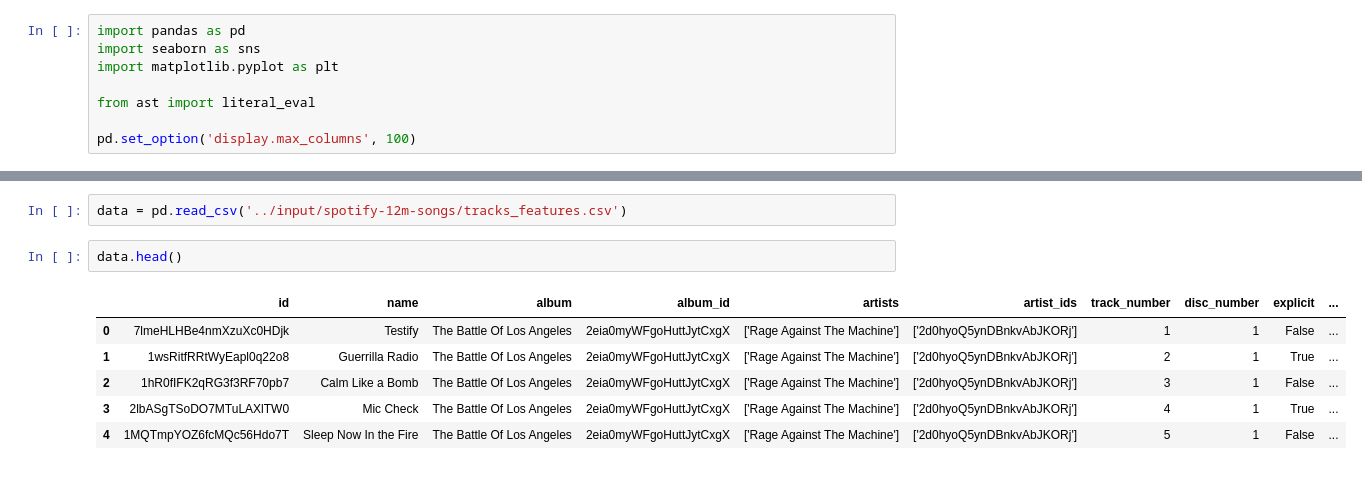
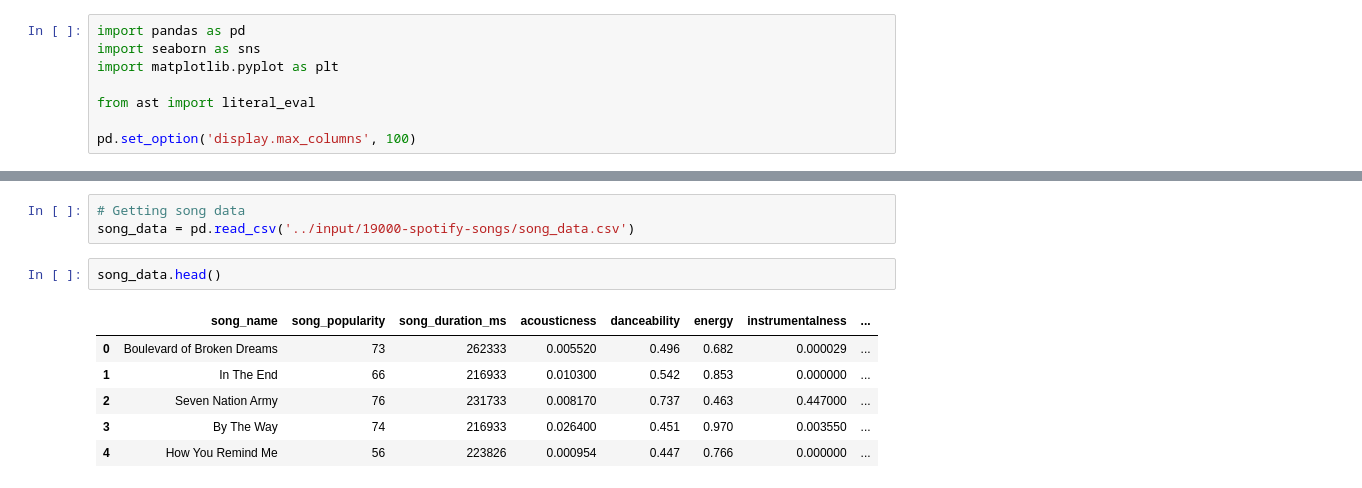
Before and after one commit to cedsvrn/song-recommendation, a Jupyter notebook: song-recommendation.ipynb, the cells around one changed output, grey strips where cells are left out. Cells and saved outputs as stored; diff of their text form.

```diff
--- a/song-recommendation.ipynb
+++ b/song-recommendation.ipynb
@@ -9,11 +28,12 @@ pd.set_option('display.max_columns', 100)
 # %%
-data = pd.read_csv('../input/spotify-12m-songs/tracks_features.csv')
+# Getting song data
+song_data = pd.read_csv('../input/19000-spotify-songs/song_data.csv')
 # %%
-data.head()
+song_data.head()
 # %% [output]
-|  | id | name | album | album_id | artists | artist_ids | track_number | disc_number | explicit | ... |
-| 0 | 7lmeHLHBe4nmXzuXc0HDjk | Testify | The Battle Of Los Angeles | 2eia0myWFgoHuttJytCxgX | ['Rage Against The Machine'] | ['2d0hyoQ5ynDBnkvAbJKORj'] | 1 | 1 | False | ... |
-| 1 | 1wsRitfRRtWyEapl0q22o8 | Guerrilla Radio | The Battle Of Los Angeles | 2eia0myWFgoHuttJytCxgX | ['Rage Against The Machine'] | ['2d0hyoQ5ynDBnkvAbJKORj'] | 2 | 1 | True | ... |
-| 2 | 1hR0fIFK2qRG3f3RF70pb7 | Calm Like a Bomb | The Battle Of Los Angeles | 2eia0myWFgoHuttJytCxgX | ['Rage Against The Machine'] | ['2d0hyoQ5ynDBnkvAbJKORj'] | 3 | 1 | False | ... |
-| 3 | 2lbASgTSoDO7MTuLAXlTW0 | Mic Check | The Battle Of Los Angeles | 2eia0myWFgoHuttJytCxgX | ['Rage Against The Machine'] | ['2d0hyoQ5ynDBnkvAbJKORj'] | 4 | 1 | True | ... |
-| 4 | 1MQTmpYOZ6fcMQc56Hdo7T | Sleep Now In the Fire | The Battle Of Los Angeles | 2eia0myWFgoHuttJytCxgX | ['Rage Against The Machine'] | ['2d0hyoQ5ynDBnkvAbJKORj'] | 5 | 1 | False | ... |
+|  | song_name | song_popularity | song_duration_ms | acousticness | danceability | energy | instrumentalness | ... |
+| 0 | Boulevard of Broken Dreams | 73 | 262333 | 0.005520 | 0.496 | 0.682 | 0.000029 | ... |
+| 1 | In The End | 66 | 216933 | 0.010300 | 0.542 | 0.853 | 0.000000 | ... |
+| 2 | Seven Nation Army | 76 | 231733 | 0.008170 | 0.737 | 0.463 | 0.447000 | ... |
+| 3 | By The Way | 74 | 216933 | 0.026400 | 0.451 | 0.970 | 0.003550 | ... |
+| 4 | How You Remind Me | 56 | 223826 | 0.000954 | 0.447 | 0.766 | 0.000000 | ... |
```
Also changed, not shown: parts of 21 cells of this notebook.
